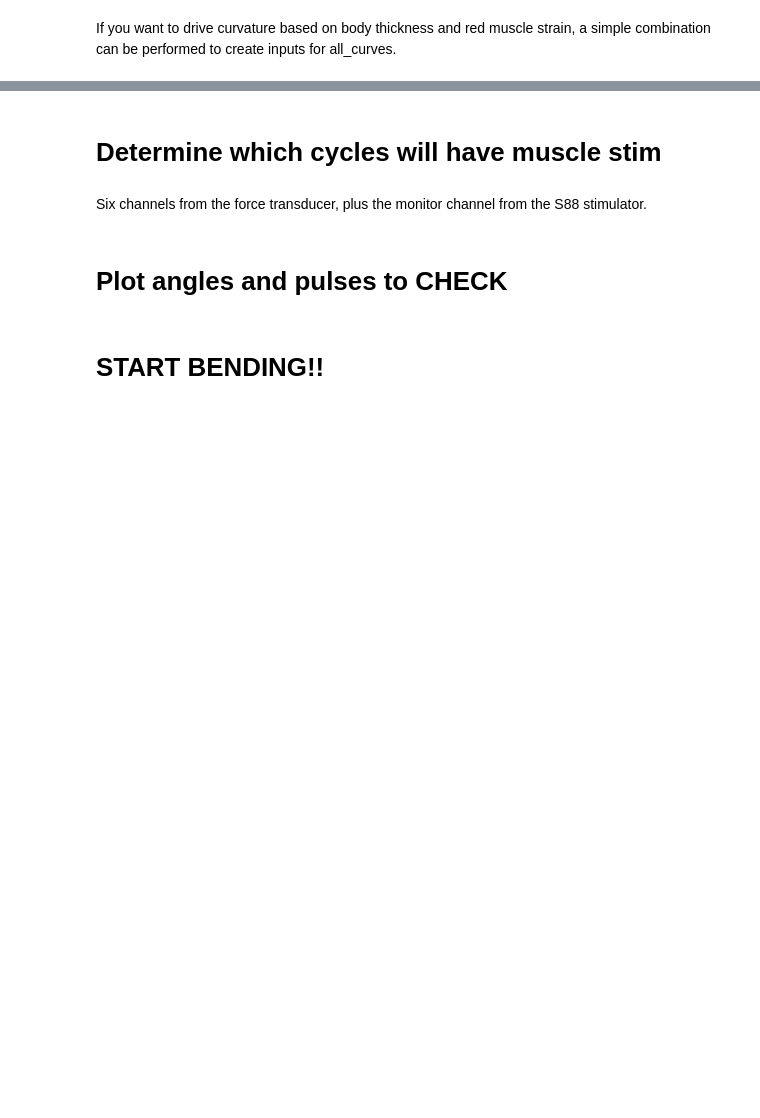
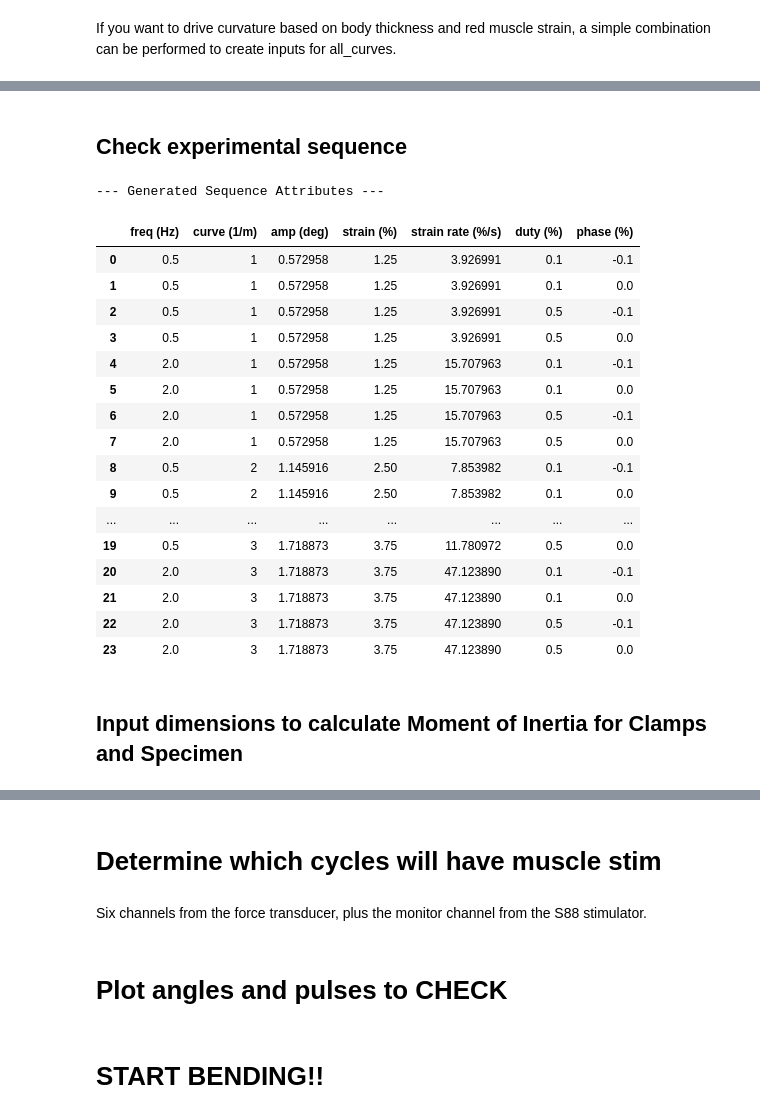
Before and after one commit to tytell/Bender3, a Jupyter notebook: bender_run.ipynb, the cells around one changed output, grey strips where cells are left out. Drawn from its saved outputs; the diff is of its cells as text; code cells hidden in the pictures; blank space fills up the shorter version.

```diff
--- a/bender_run.ipynb
+++ b/bender_run.ipynb
@@ -126,30 +180,0 @@ amplitude_frequency_exponent = 0   # should be between -1 and 0. Zero is constan
-# %%
-# Configure the bender settings
-bender.loadCalibration('FT56491.cal')
-bender.set_stim_channels('ao0', 'ao1')
-bender.set_motor_channel('port0')
-bender.set_encoder_channel(encoder_chan, counts_per_rev=encoder_counts_per_rev)
-
-# Set global parameters
-bender.all_curves = all_curves
-bender.all_freqs = all_freqs
-bender.all_stimphases = all_stimphases
-bender.all_stimduties = all_stimduties
-bender.is_stim = is_stim
-
-bender.dclamp = dclamp
-bender.xsec_width = xsec_width
-
-bender.stepsperrev = stepsperrev
-bender.waitbefore = waitbefore
-bender.waitafter = waitafter
-bender.rampdur = rampdur
-bender.amp_step_vel = amp_step_vel
-bender.samplefreq = samplefreq
-bender.outputfreq = outputfreq
-
-bender.stim_pulse_rate = stim_pulse_rate
-bender.prepoststim_dur = prepoststim_dur
-bender.prepoststim_sep = prepoststim_sep
-bender.prestim_time = prestim_time
-bender.poststim_time = poststim_time
@@ -388,0 +181,36 @@ Total System Moment of Inertia (around global axis): 19984827.02 g*mm²
+# %% [markdown]
+## Check experimental sequence
+# %%
+# CHECK CYCLE PARAMETERS
+print("--- Generated Sequence Attributes ---")
+
+pd.DataFrame({
+    "freq (Hz)": bender.all_freqs,           # This is all_freqs_arr
+    "curve (1/m)": bender.all_curves,       # This is all_curves_arr
+    "amp (deg)": bender.all_degs,           # Expanded version of amps
+    "strain (%)": bender.all_strains * 100,
+    "strain rate (%/s)": bender.all_strainrates * 100,
+    "duty (%)": bender.all_stimduties,      # Use the expanded array from the script
+    "phase (%)": bender.all_stimphases      # Use the expanded array from the script
+})
+# %% [output]
+--- Generated Sequence Attributes ---
+|  | freq (Hz) | curve (1/m) | amp (deg) | strain (%) | strain rate (%/s) | duty (%) | phase (%) |
+| 0 | 0.5 | 1 | 0.572958 | 1.25 | 3.926991 | 0.1 | -0.1 |
+| 1 | 0.5 | 1 | 0.572958 | 1.25 | 3.926991 | 0.1 | 0.0 |
+| 2 | 0.5 | 1 | 0.572958 | 1.25 | 3.926991 | 0.5 | -0.1 |
+| 3 | 0.5 | 1 | 0.572958 | 1.25 | 3.926991 | 0.5 | 0.0 |
+| 4 | 2.0 | 1 | 0.572958 | 1.25 | 15.707963 | 0.1 | -0.1 |
+| 5 | 2.0 | 1 | 0.572958 | 1.25 | 15.707963 | 0.1 | 0.0 |
+| 6 | 2.0 | 1 | 0.572958 | 1.25 | 15.707963 | 0.5 | -0.1 |
+| 7 | 2.0 | 1 | 0.572958 | 1.25 | 15.707963 | 0.5 | 0.0 |
+| 8 | 0.5 | 2 | 1.145916 | 2.50 | 7.853982 | 0.1 | -0.1 |
+| 9 | 0.5 | 2 | 1.145916 | 2.50 | 7.853982 | 0.1 | 0.0 |
+| ... | ... | ... | ... | ... | ... | ... | ... |
+| 19 | 0.5 | 3 | 1.718873 | 3.75 | 11.780972 | 0.5 | 0.0 |
+| 20 | 2.0 | 3 | 1.718873 | 3.75 | 47.123890 | 0.1 | -0.1 |
+| 21 | 2.0 | 3 | 1.718873 | 3.75 | 47.123890 | 0.1 | 0.0 |
+| 22 | 2.0 | 3 | 1.718873 | 3.75 | 47.123890 | 0.5 | -0.1 |
+| 23 | 2.0 | 3 | 1.718873 | 3.75 | 47.123890 | 0.5 | 0.0 |
+# %% [markdown]
+## Input dimensions to calculate Moment of Inertia for Clamps and Specimen
```
Also changed, not shown: parts of 29 cells of this notebook, 2 other files.
